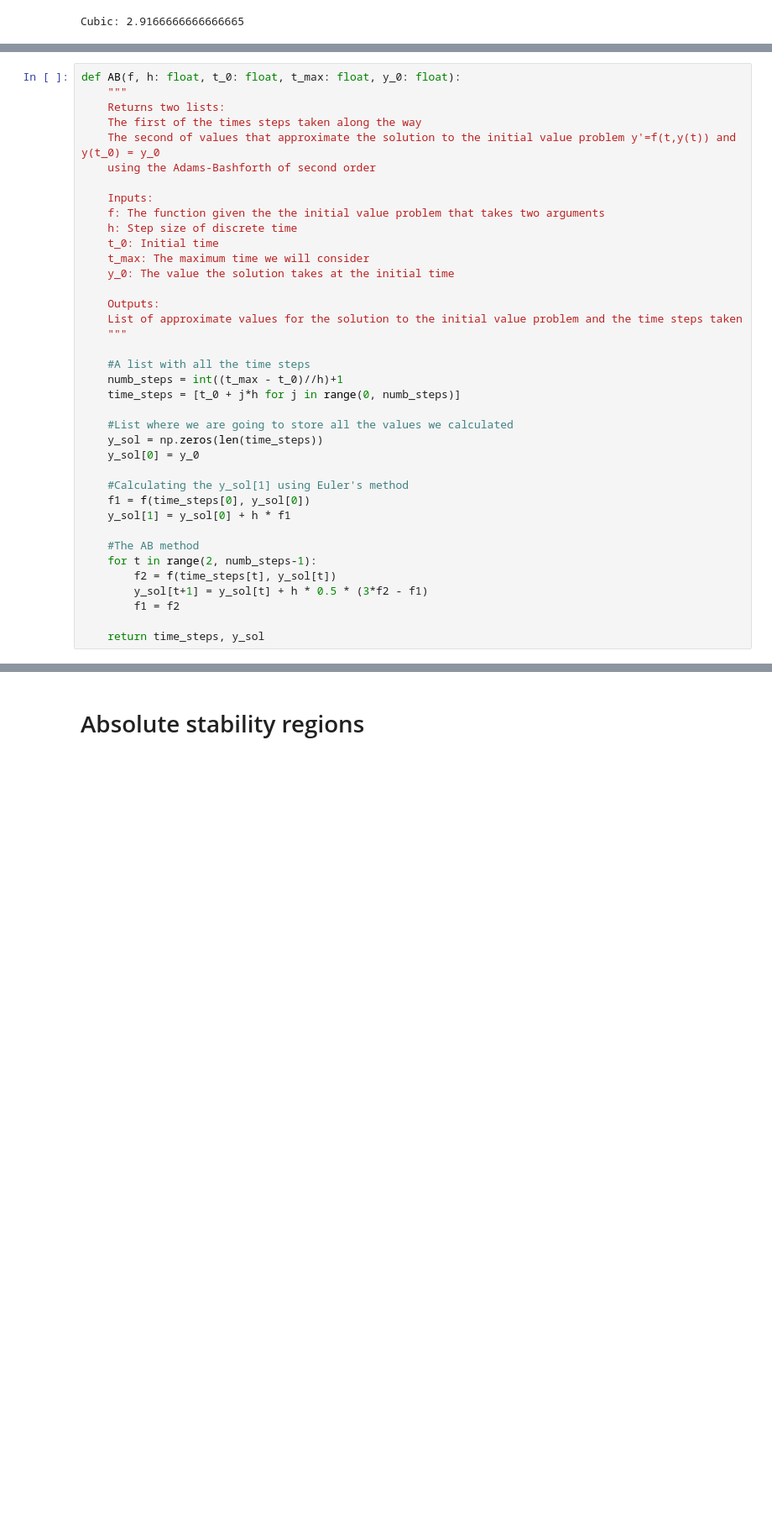
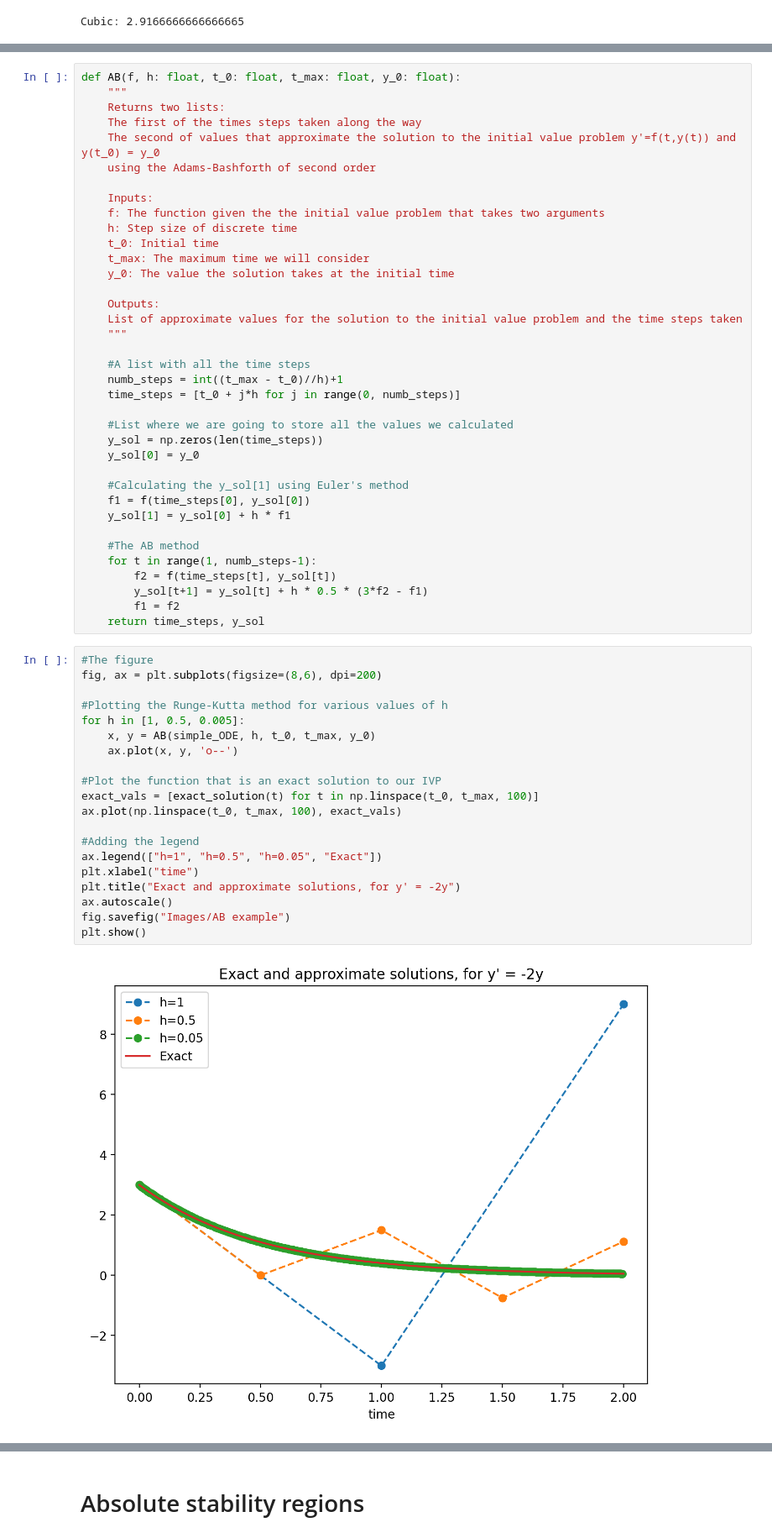
Before and after one commit to MattiaBarbiere/Numerical-methods-for-computing-integrals-and-solving-ODEs, a Jupyter notebook: Examples.ipynb, the cells around one changed output, grey strips where cells are left out. Shown at 84% size. Cells and saved outputs as stored; diff of their text form; blank space fills up the shorter version.

```diff
--- a/Examples.ipynb
+++ b/Examples.ipynb
@@ -481,10 +498,31 @@ def AB(f, h: float, t_0: float, t_max: float, y_0: float):
     y_sol[1] = y_sol[0] + h * f1
 
     #The AB method
-    for t in range(2, numb_steps-1):
+    for t in range(1, numb_steps-1):
         f2 = f(time_steps[t], y_sol[t])
         y_sol[t+1] = y_sol[t] + h * 0.5 * (3*f2 - f1)
         f1 = f2
-
     return time_steps, y_sol
+# %%
+#The figure
+fig, ax = plt.subplots(figsize=(8,6), dpi=200)
+
+#Plotting the Runge-Kutta method for various values of h
+for h in [1, 0.5, 0.005]:
+    x, y = AB(simple_ODE, h, t_0, t_max, y_0)
+    ax.plot(x, y, 'o--')
+
+#Plot the function that is an exact solution to our IVP
+exact_vals = [exact_solution(t) for t in np.linspace(t_0, t_max, 100)]
+ax.plot(np.linspace(t_0, t_max, 100), exact_vals)
+
+#Adding the legend
+ax.legend(["h=1", "h=0.5", "h=0.05", "Exact"])
+plt.xlabel("time")
+plt.title("Exact and approximate solutions, for y' = -2y")
+ax.autoscale()
+fig.savefig("Images/AB example")
+plt.show()
+# %% [output]
+[figure, added]
 # %% [markdown]
```
Also changed, not shown: parts of 19 cells of this notebook, 1 other file.
